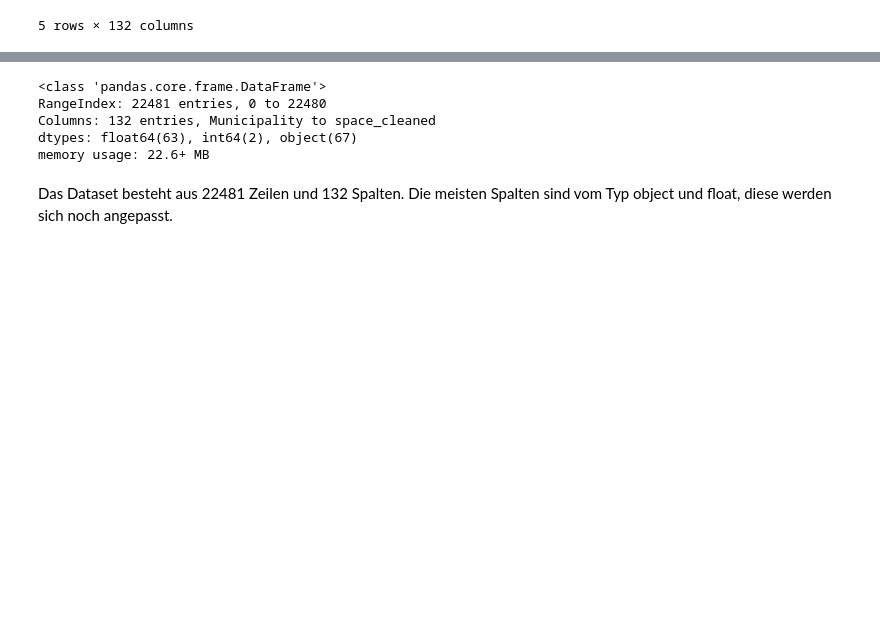
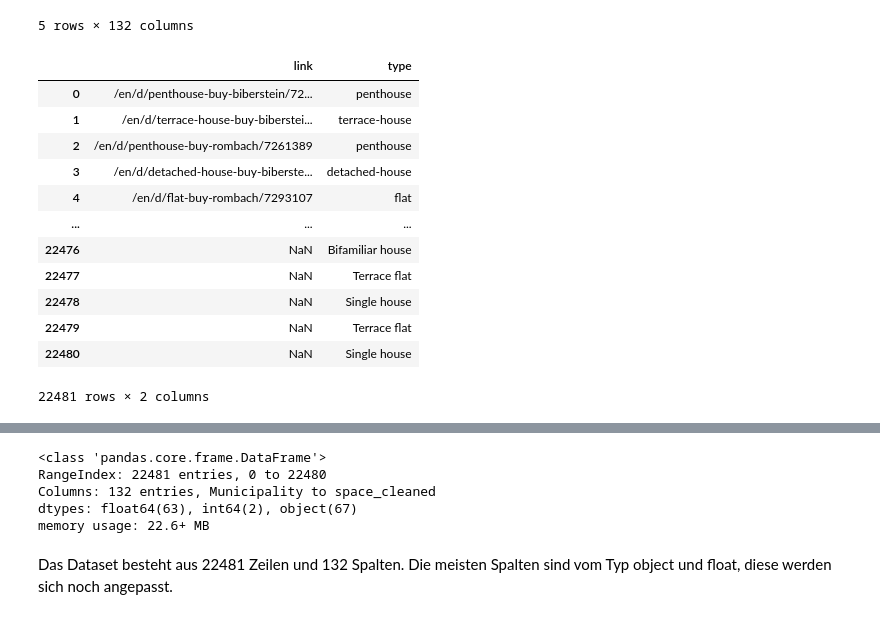
Before and after one commit to staldenhoefler/immo_challenge, a Jupyter notebook: notebooks/EDA.ipynb, the cells around one changed output, grey strips where cells are left out. Drawn from its saved outputs; the diff is of its cells as text; code cells hidden in the pictures; blank space fills up the shorter version.

```diff
--- a/notebooks/EDA.ipynb
+++ b/notebooks/EDA.ipynb
@@ -20,3 +20,19 @@ df.head()
 | 3 | Biberstein | 154 m² | 370 m² | 257 m² | On request | Buhaldenstrasse 8A5023 Biberstein... | 4.5 rooms, 154 m²«AgentSelly - Lu... | ... |
 | 4 | Küttigen | 142 m² | NaN | NaN | On request | 5022 Rombach, AG | 4.5 rooms, 142 m²«MIT GARTENSITZP... | ... |
 5 rows × 132 columns
+# %%
+df[["link", "type"]]
+# %% [output]
+|  | link | type |
+| 0 | /en/d/penthouse-buy-biberstein/72... | penthouse |
+| 1 | /en/d/terrace-house-buy-biberstei... | terrace-house |
+| 2 | /en/d/penthouse-buy-rombach/7261389 | penthouse |
+| 3 | /en/d/detached-house-buy-biberste... | detached-house |
+| 4 | /en/d/flat-buy-rombach/7293107 | flat |
+| ... | ... | ... |
+| 22476 | NaN | Bifamiliar house |
+| 22477 | NaN | Terrace flat |
+| 22478 | NaN | Single house |
+| 22479 | NaN | Terrace flat |
+| 22480 | NaN | Single house |
+22481 rows × 2 columns
```
Also changed, not shown: parts of 3 cells of this notebook, 2 other files.
